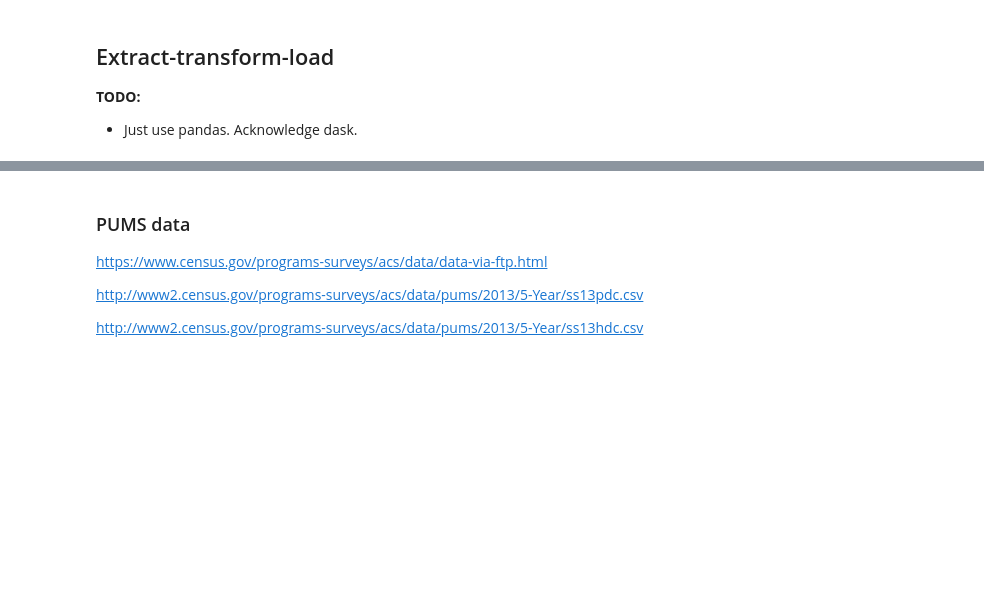
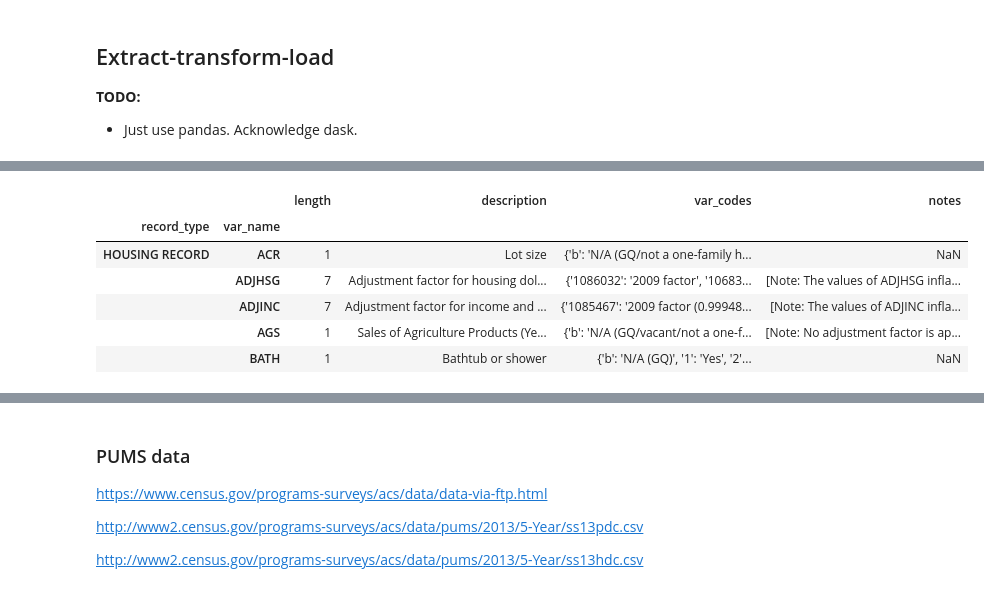
Before and after one commit to stharrold/stharrold.github.io, a Jupyter notebook: content/static/20151230-predict-household-income-from-census/20160110-etl-census-with-python.ipynb, the cells around one changed output, grey strips where cells are left out. Saved outputs shown, nothing was run; the diff lists cells and outputs as text; code cells hidden in the pictures; blank space fills up the shorter version.

```diff
--- a/content/static/20151230-predict-household-income-from-census/20160110-etl-census-with-python.ipynb
+++ b/content/static/20151230-predict-household-income-from-census/20160110-etl-census-with-python.ipynb
@@ -66,0 +70,14 @@ percentiles = [0.0500, 0.1587, 0.5000, 0.8413, 0.9500]
+# %%
+ddict = dsd.census.parse_pumsdatadict(path=path_dtxt)
+tmp = dict()
+for record_type in ddict['record_types']:
+    tmp[record_type] = pd.DataFrame.from_dict(ddict['record_types'][record_type], orient='index')
+pd.concat(tmp, names=['record_type', 'var_name']).head()
+# %% [output]
+|  |  | length | description | var_codes | notes |
+| record_type | var_name |  |  |  |  |
+| HOUSING RECORD | ACR | 1 | Lot size | {'b': 'N/A (GQ/not a one-family h... | NaN |
+|  | ADJHSG | 7 | Adjustment factor for housing dol... | {'1086032': '2009 factor', '10683... | [Note: The values of ADJHSG infla... |
+|  | ADJINC | 7 | Adjustment factor for income and ... | {'1085467': '2009 factor (0.99948... | [Note: The values of ADJINC infla... |
+|  | AGS | 1 | Sales of Agriculture Products (Ye... | {'b': 'N/A (GQ/vacant/not a one-f... | [Note: No adjustment factor is ap... |
+|  | BATH | 1 | Bathtub or shower | {'b': 'N/A (GQ)', '1': 'Yes', '2'... | NaN |
```
Also changed, not shown: parts of 35 cells of this notebook.
